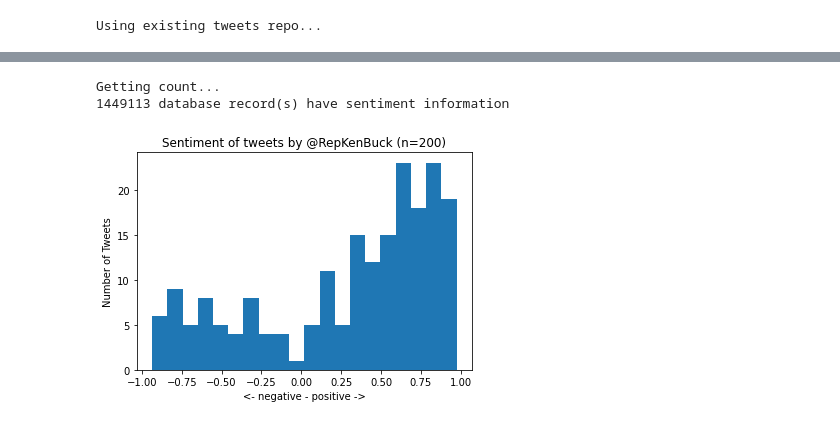
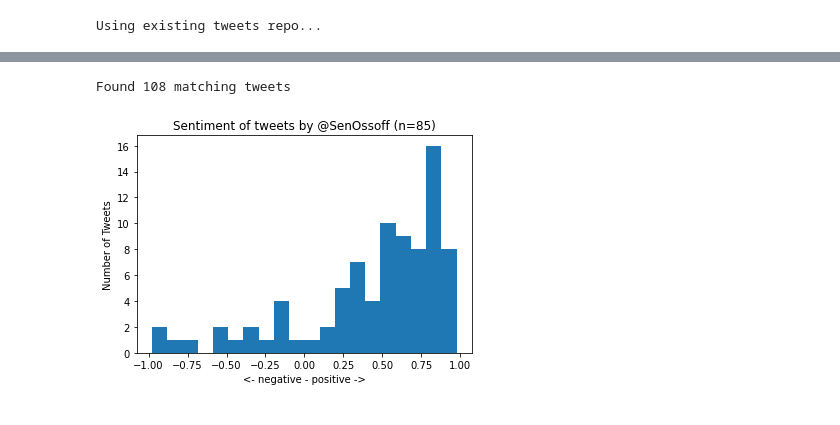
Before and after one commit to schwartzadev/info-2201, a Jupyter notebook: final/political_tweets.ipynb, the cells around one changed output, grey strips where cells are left out. Drawn from its saved outputs; the diff is of its cells as text; code cells hidden in the pictures.

Commit message:
feat(final): stop using a database

```diff
--- a/final/political_tweets.ipynb
+++ b/final/political_tweets.ipynb
@@ -265,13 +75,17 @@ KeyboardInterrupt:
-# %%
-import sqlite3
-
-conn = sqlite3.connect(TWEETS_DATABASE_FILENAME)
-
-with conn:
-    cur = conn.cursor()
-    print('Getting count...')
-    cur.execute("SELECT COUNT(id) FROM tweets WHERE sentiment NOT NULL")
-    print(cur.fetchone()[0], 'database record(s) have sentiment information')
-# %% [output]
-Getting count...
-1449113 database record(s) have sentiment information
+# %%
+# Add sentiment data to each tweet
+for tweet in tweets:
+    sentiment_scores = analyser.polarity_scores(tweet['text'])
+    tweet['sentiment'] = sentiment_scores
+# %%
+TWITTER_ACCOUNT_NAME = 'SenOssoff'
+# %%
+results = []
+
+for tweet in tweets:
+    if tweet['screen_name'] == TWITTER_ACCOUNT_NAME:
+        results.append(tweet)
+
+print('Found', len(results), 'matching tweets')
+# %% [output]
+Found 108 matching tweets
@@ -278,42 +97,24 @@ Getting count...
 # %%
 import numpy as np
 import matplotlib.pyplot as plt
 import pprint
-import sqlite3
 
-conn = sqlite3.connect(TWEETS_DATABASE_FILENAME)
+compound_values = [result['sentiment']['compound'] for result in results]
 
-results = []
+# Remove tweets with no true value. (nulls)
+compound_values = [v for v in compound_values if v != 0.0]
 
-TWITTER_ACCOUNT_NAME = 'RepKenBuck'
-
-with conn:
-    cur = conn.cursor()
-    cur.execute("""
-        SELECT json_extract(sentiment, '$.compound')
-        FROM tweets
-        WHERE (
-          json_extract(data, '$.screen_name')=?
-          AND
-          json_extract(sentiment, '$.compound') IS NOT 0
-        )
-        LIMIT 200
-        COLLATE NOCASE
-    """, [TWITTER_ACCOUNT_NAME])
-    results = cur.fetchall()
-
-compound_values = [result[0] for result in results]
 n_bins = 20
 
 plt.hist(compound_values, bins=n_bins)
 
 plt.ylabel('Number of Tweets')
 plt.title('Sentiment of tweets by @{0} (n={1})'.format(
     TWITTER_ACCOUNT_NAME,
     len(compound_values)
   ))
 plt.xlabel('<- negative - positive ->')
 
 plt.show()
 # %% [output]
-[figure, old version]
+[figure, new version]
```
Also changed, not shown: parts of 12 cells of this notebook, 1 other file.
